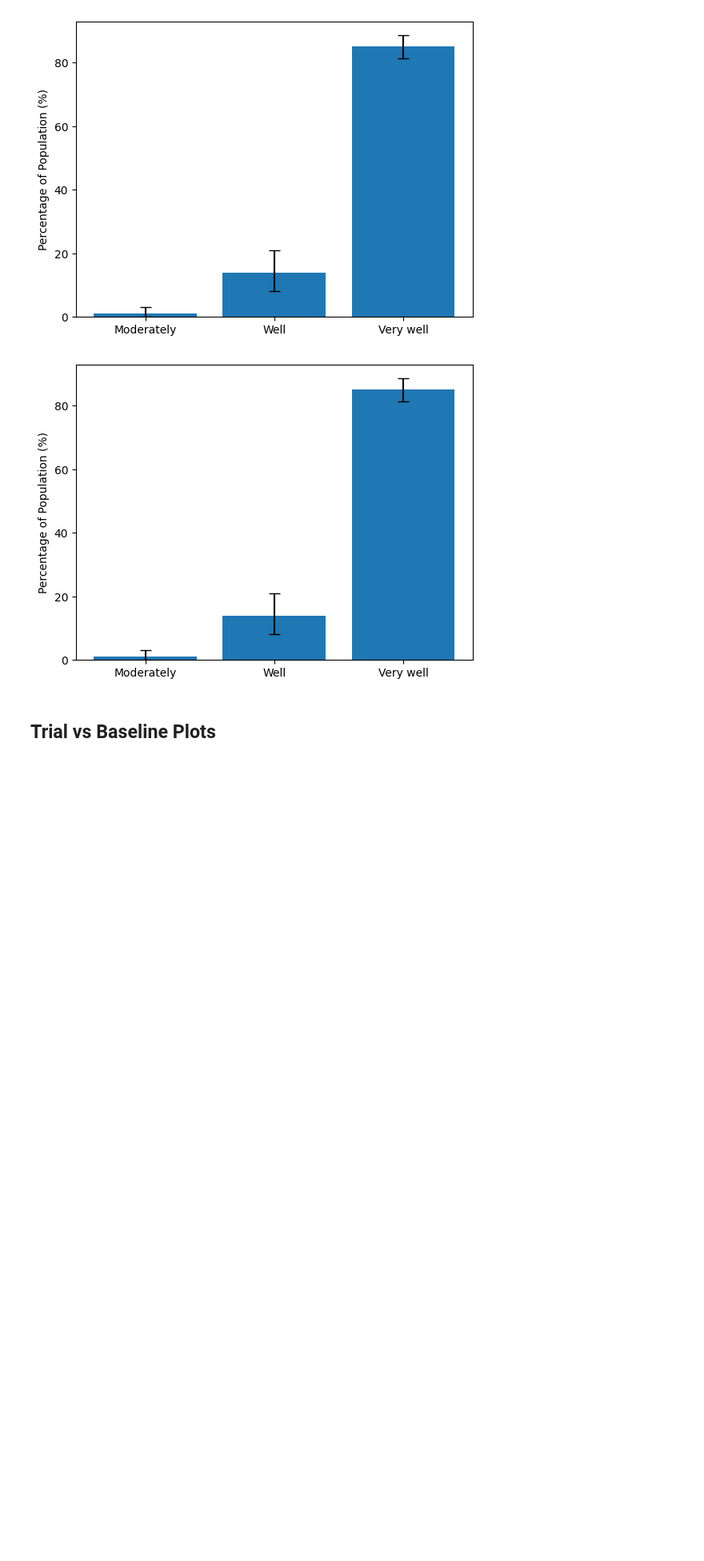
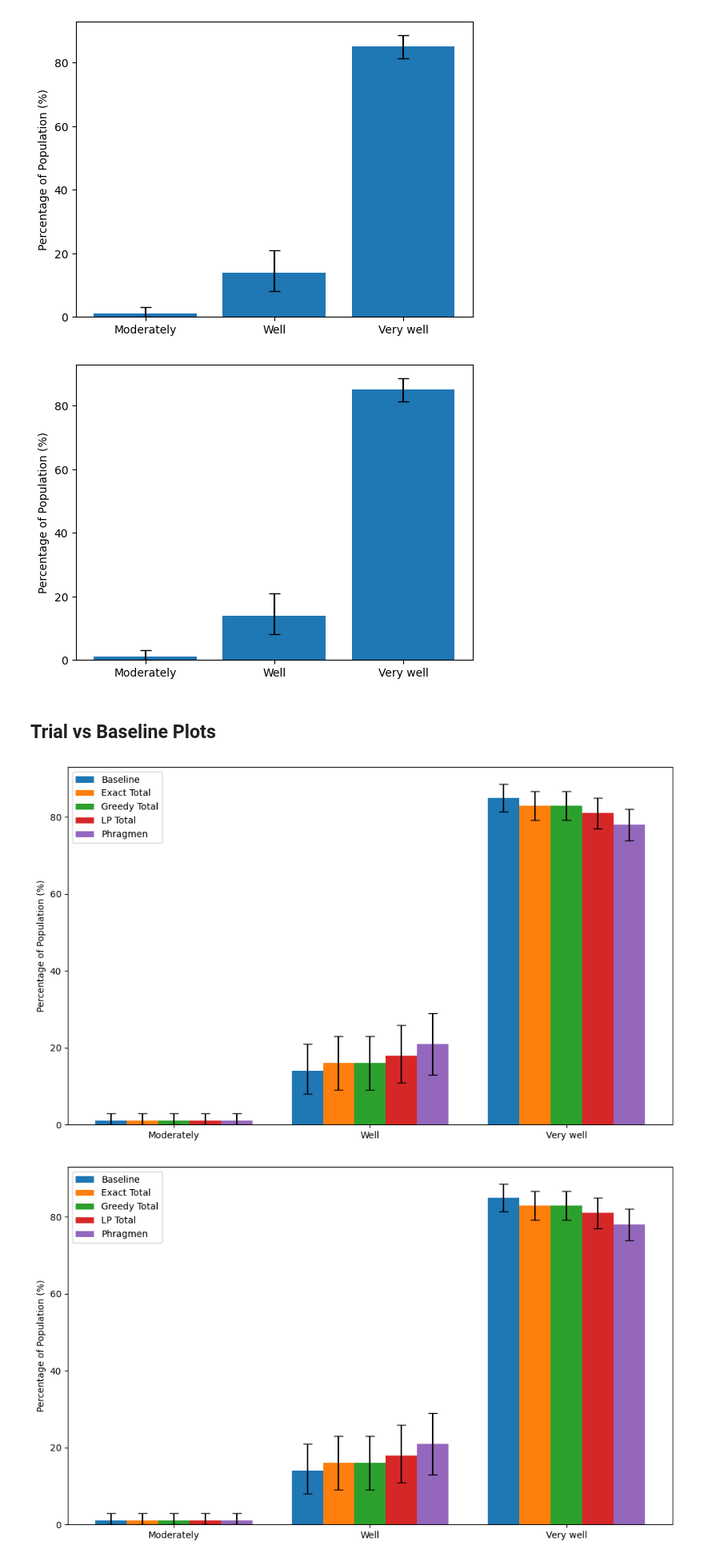
Before and after one commit to aaron-sandoval/generative_social_choice, a Jupyter notebook: generative_social_choice/plots/generate_plots.ipynb, the cells around one changed output. Shown at 80% size. Drawn from its saved outputs; the diff is of its cells as text; code cells hidden in the pictures; blank space fills up the shorter version.

Commit message:
Clustered bar utility plot, skeptical of results given blandfort's message. Also, I think Likert map is wrong.

```diff
--- a/generative_social_choice/plots/generate_plots.ipynb
+++ b/generative_social_choice/plots/generate_plots.ipynb
@@ -155,7 +200,7 @@ plot_likert_category_bar_chart(baseline_assignments)
 ## Trial vs Baseline Plots
 # %%
 def plot_likert_category_clustered_bar_chart(
-    assignments_dict: dict[str, pd.DataFrame],
+    utilities: pd.DataFrame,
     labels: dict[str, str] | None = None,
 ) -> plt.Figure:
     """
@@ -163,19 +208,19 @@ def plot_likert_category_clustered_bar_chart(
     datasets with error bars.
 
     Args:
-        assignments_dict: Dictionary mapping dataset names to DataFrames containing
-            assignments and utilities
-        labels: Optional dictionary mapping dataset names to display labels. If not
-            provided, uses the dataset names directly.
+        utilities: DataFrame where each column contains utilities for a different
+            dataset/condition
+        labels: Optional dictionary mapping column names to display labels. If not
+            provided, uses the column names directly.
 
     Returns:
         matplotlib Figure object containing the plot
     """
-    # Process each dataset
+    # Process each dataset/column
     plot_data_dict = {}
-    for name, df in assignments_dict.items():
+    for column in utilities.columns:
         # Round utilities and map to likert scores
-        df = df.copy()
+        df = pd.DataFrame({"utility": utilities[column]}).copy()
         df["utility"] = df["utility"].round().astype(int)
         df["likert_score"] = df["utility"].map(likert_scores)
 
@@ -208,13 +253,13 @@ def plot_likert_category_clustered_bar_chart(
         plot_data["lower_bound_percentage"] = plot_data["lower_bound"] * 100
         plot_data["upper_bound_percentage"] = plot_data["upper_bound"] * 100
 
-        plot_data_dict[name] = plot_data
+        plot_data_dict[column] = plot_data
 
     # Set up the plot
     fig, ax = plt.subplots(figsize=(10, 6))
 
     # Calculate bar positions
-    n_datasets = len(assignments_dict)
+    n_datasets = len(utilities.columns)
     bar_width = 0.8 / n_datasets  # Adjust total width of group
 
     # Get unique sorted likert scores across all datasets
@@ -225,7 +270,7 @@ def plot_likert_category_clustered_bar_chart(
     x = np.arange(len(all_scores))
 
     # Plot bars for each dataset
-    for i, (name, plot_data) in enumerate(plot_data_dict.items()):
+    for i, (column, plot_data) in enumerate(plot_data_dict.items()):
         # Calculate bar positions
         offset = (i - (n_datasets - 1) / 2) * bar_width
         x_pos = x + offset
@@ -248,31 +293,36 @@ def plot_likert_category_clustered_bar_chart(
             else:
                 heights.append(0)
                 yerr[0].append(0)
                 yerr[1].append(0)
 
         # Plot bars
-        label = labels[name] if labels else name
+        label = labels[column] if labels else column
         ax.bar(
             x_pos,
             heights,
             bar_width,
             yerr=yerr,
             capsize=5,
             label=label
         )
 
     # Customize plot
     ax.set_ylabel("Percentage of Population (%)")
     ax.set_xticks(x)
     ax.set_xticklabels(
         all_scores,
         rotation=45 if len(all_scores) > 4 else 0
     )
 
     # Add legend
     ax.legend()
 
     # Adjust layout to prevent label cutoff
     plt.tight_layout()
 
     return fig
+
+plot_likert_category_clustered_bar_chart(utilities)
+# %% [output]
+[figure, added]
+[figure, added]
```
Also changed, not shown: parts of 4 cells of this notebook.
